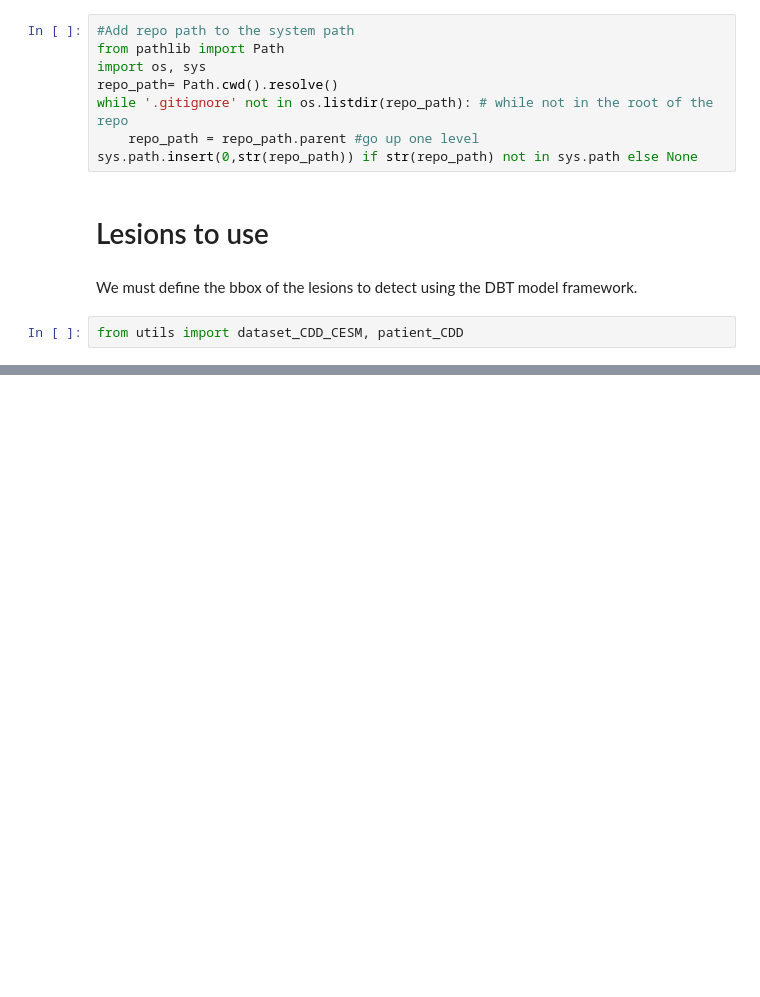
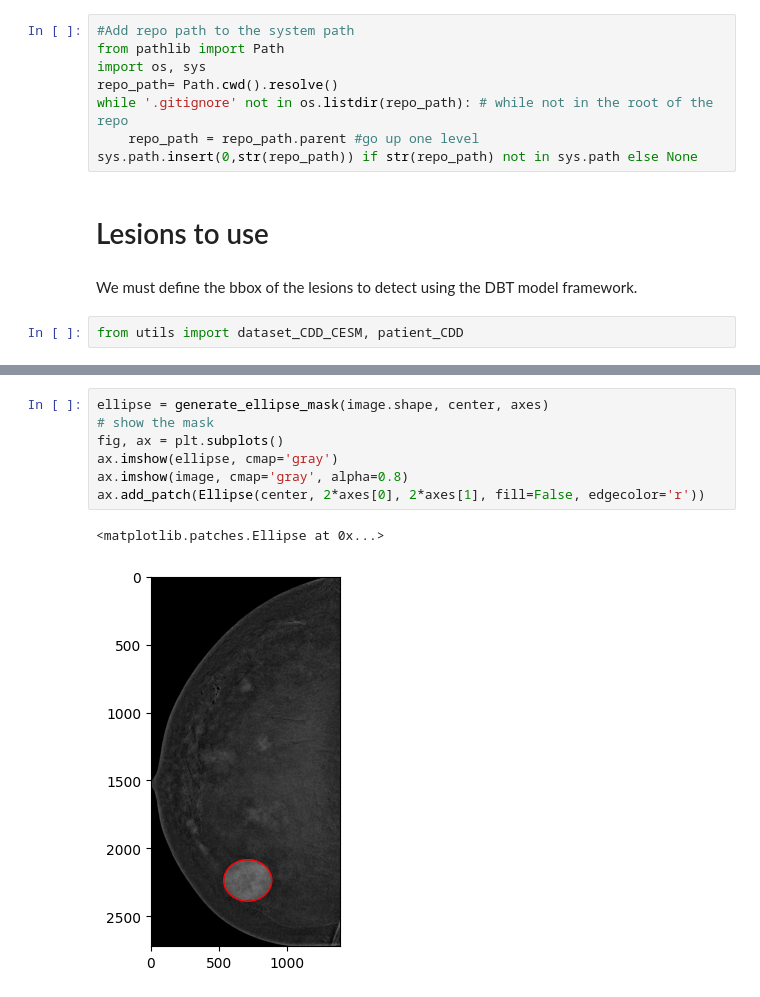
Before and after one commit to Likalto4/CEM-Detect, a Jupyter notebook: data_analysis/lesion_definition.ipynb, the cells around one changed output, grey strips where cells are left out. Drawn from its saved outputs; the diff is of its cells as text; blank space fills up the shorter version.

```diff
--- a/data_analysis/lesion_definition.ipynb
+++ b/data_analysis/lesion_definition.ipynb
@@ -51,0 +148,10 @@ Image 1 of 2
+# %%
+ellipse = generate_ellipse_mask(image.shape, center, axes)
+# show the mask
+fig, ax = plt.subplots()
+ax.imshow(ellipse, cmap='gray')
+ax.imshow(image, cmap='gray', alpha=0.8)
+ax.add_patch(Ellipse(center, 2*axes[0], 2*axes[1], fill=False, edgecolor='r'))
+# %% [output]
+<matplotlib.patches.Ellipse at 0x...>
+[figure, added]
```
Also changed, not shown: parts of 15 cells of this notebook, 3 other files.
